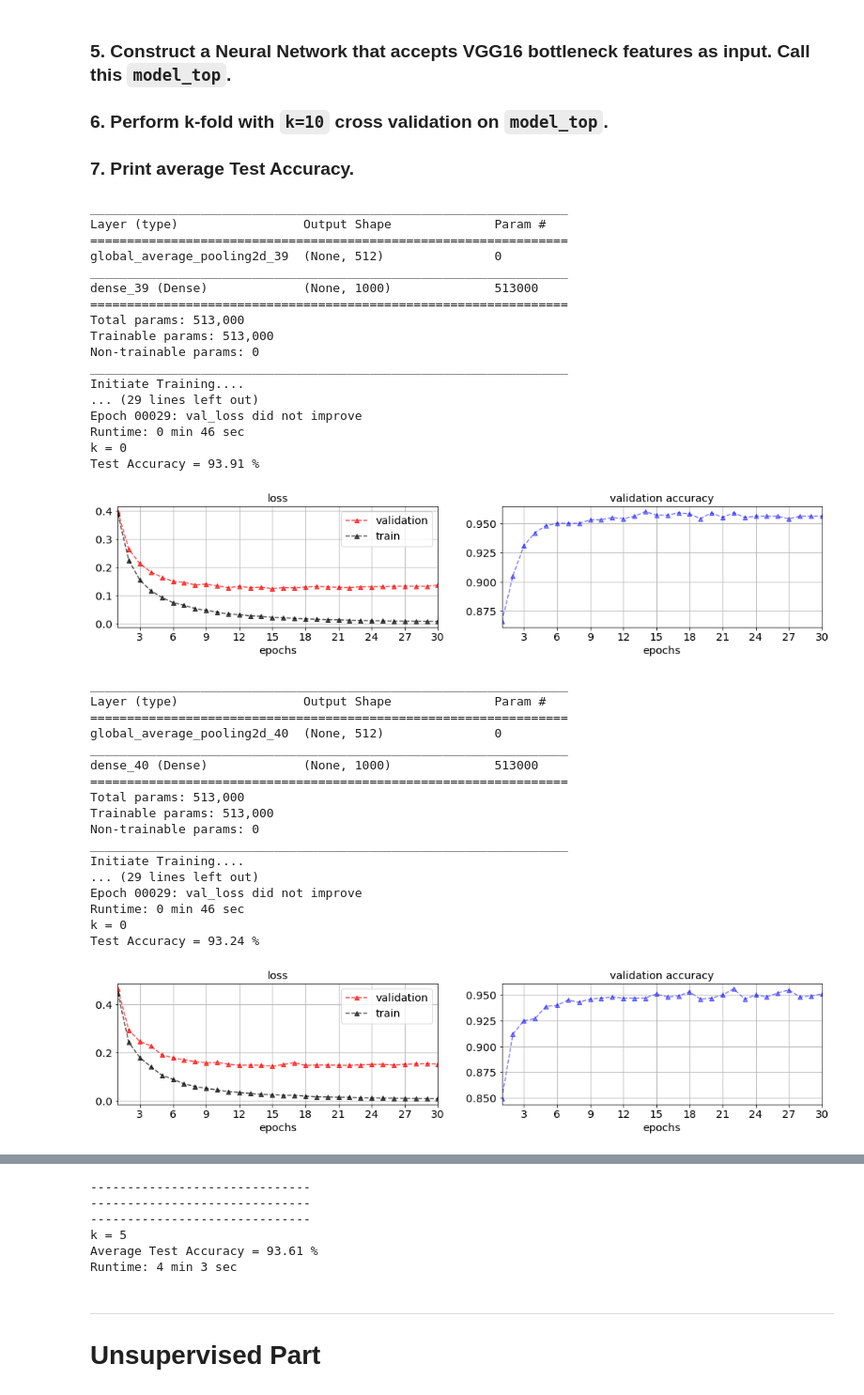
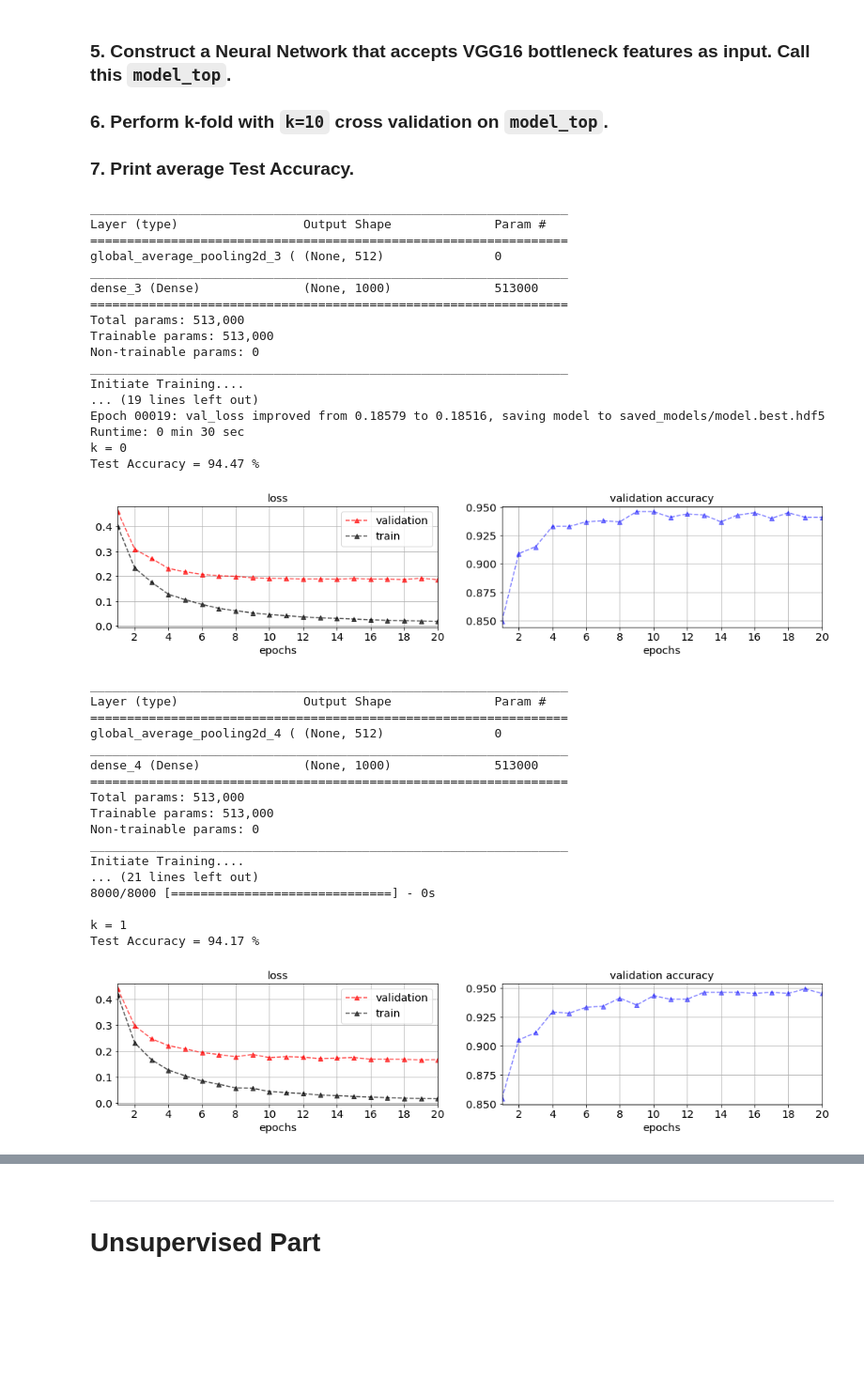
Before and after one commit to ozkansafak/Fellowship.AI-STL-10, a Jupyter notebook: main.ipynb, the cells around one changed output, grey strips where cells are left out. Shown at 94% size. Drawn from its saved outputs; the diff is of its cells as text; code cells hidden in the pictures; blank space fills up the shorter version.

Commit message:
my suspicions are justified. STL-10 training and test split are from different distributions

```diff
--- a/main.ipynb
+++ b/main.ipynb
@@ -237,3 +227,15 @@ Runtime: 0 min 0 sec
+# %%
+idx = list(range(13000))
+np.random.shuffle(idx)
+X_all = np.concatenate([X_train_features, X_test_features])
+y_all = np.concatenate([y_train, y_test])
+
+X_train_features = X_all[idx[:5000]]
+y_train = y_all[idx[:5000]]
+X_test_features = X_all[idx[5000:]]
+y_test = y_all[idx[5000:]]
+
+del X_all, y_all
 # %% [markdown]
 ### 5. Construct a Neural Network that accepts VGG16 bottleneck features as input. Call this `model_top`.
 
@@ -245,12 +247,12 @@ start = time.time()
 acc = []
 
 ### Do a k-fold
-from sklearn.model_selection import KFold
-kf = KFold(n_splits=5, shuffle=True)
-for fidx_train, fidx_cv in kf.split(y_train):
-# for k, _ in enumerate(fidx):
-#     fidx_cv = fidx[k]
-#     fidx_train = np.concatenate([fidx[0:k],fidx[k+1:]]).flatten()
+# from sklearn.model_selection import KFold
+# kf = KFold(n_splits=5, shuffle=True)
+# for fidx_train, fidx_cv in kf.split(y_train):
+for k, _ in enumerate(fidx):
+    fidx_cv = fidx[k]
+    fidx_train = np.concatenate([fidx[0:k],fidx[k+1:]]).flatten()
 
     X_cv_features_1k = X_train_features[fidx_cv]
     y_cv_1k = y_train[fidx_cv]
@@ -262,65 +264,65 @@ for fidx_train, fidx_cv in kf.split(y_train):
 
     ### 5. Construct a Neural Network that accepts VGG16 bottleneck features as input. Call this `model_top`.
     model_top = get_model_top()
-
+    if k == 0: model_top.summary()
     ### 6. Train `model_top` on  `X_train_features` with validation on `(X_cv_features, y_cv)`.
     model_top, callback_inst = train_model(model_top,
                                            X_train_features_9k, y_train_9k,
                                            X_cv_features_1k, y_cv_1k,
-                                           epochs=30,
+                                           epochs=20,
                                            batch_size=64,
                                            wanna_plot=False)
     ### 7.  Compute test accuracy.
     model_top.load_weights('saved_models/model.best.hdf5')
 
     _loss, _acc = model_top.evaluate(X_test_features, y_test,
                                     batch_size=128);
     acc.append(_acc)
     print('\nk = %i\nTest Accuracy = %.2f %%' % (k, _acc*100))
 
     ### Plot loss function and accuracy
     callback_inst.plotter()
 
 
-print(('\n' + ('\n'+'-'*30)*3 +'\nk = %i'+ '\nAverage Test Accuracy = %.2f %%') % (len(fidx), np.mean(acc)*100))
+print(('\n' + ('\n'+'-'*30)*3 +'\nk = %i'+ '\nAverage Test Accuracy = %.2f %%  <' +'-'*30 ) % (len(fidx), np.mean(acc)*100))
 print_runtime(start)
 # %% [output]
 _________________________________________________________________
 Layer (type)                 Output Shape              Param #
 =================================================================
-global_average_pooling2d_39  (None, 512)               0
+global_average_pooling2d_3 ( (None, 512)               0
 _________________________________________________________________
-dense_39 (Dense)             (None, 1000)              513000
+dense_3 (Dense)              (None, 1000)              513000
 =================================================================
 Total params: 513,000
 Trainable params: 513,000
 Non-trainable params: 0
 _________________________________________________________________
 Initiate Training....
-... (29 lines left out)
-Epoch 00029: val_loss did not improve
-Runtime: 0 min 46 sec
+... (19 lines left out)
+Epoch 00019: val_loss improved from 0.18579 to 0.18516, saving model to saved_models/model.best.hdf5
+Runtime: 0 min 30 sec
 k = 0
-Test Accuracy = 93.91 %
+Test Accuracy = 94.47 %
-[figure, old version]
+[figure, new version]
 _________________________________________________________________
 Layer (type)                 Output Shape              Param #
 =================================================================
-global_average_pooling2d_40  (None, 512)               0
+global_average_pooling2d_4 ( (None, 512)               0
 _________________________________________________________________
-dense_40 (Dense)             (None, 1000)              513000
+dense_4 (Dense)              (None, 1000)              513000
 =================================================================
 Total params: 513,000
 Trainable params: 513,000
 Non-trainable params: 0
 _________________________________________________________________
 Initiate Training....
-... (29 lines left out)
-Epoch 00029: val_loss did not improve
-Runtime: 0 min 46 sec
-k = 0
-Test Accuracy = 93.24 %
+... (21 lines left out)
+8000/8000 [==============================] - 0s
+
+k = 1
+Test Accuracy = 94.17 %
-[figure, old version]
+[figure, new version]
 _________________________________________________________________
 Layer (type)                 Output Shape              Param #
 =================================================================
@@ -378,9 +342,3 @@ Test Accuracy = 93.64 %
-------------------------------
-------------------------------
-------------------------------
-k = 5
-Average Test Accuracy = 93.61 %
-Runtime: 4 min 3 sec
 # %% [markdown]
 ---
 
```
Also changed, not shown: parts of 14 cells of this notebook, 1 other file.
